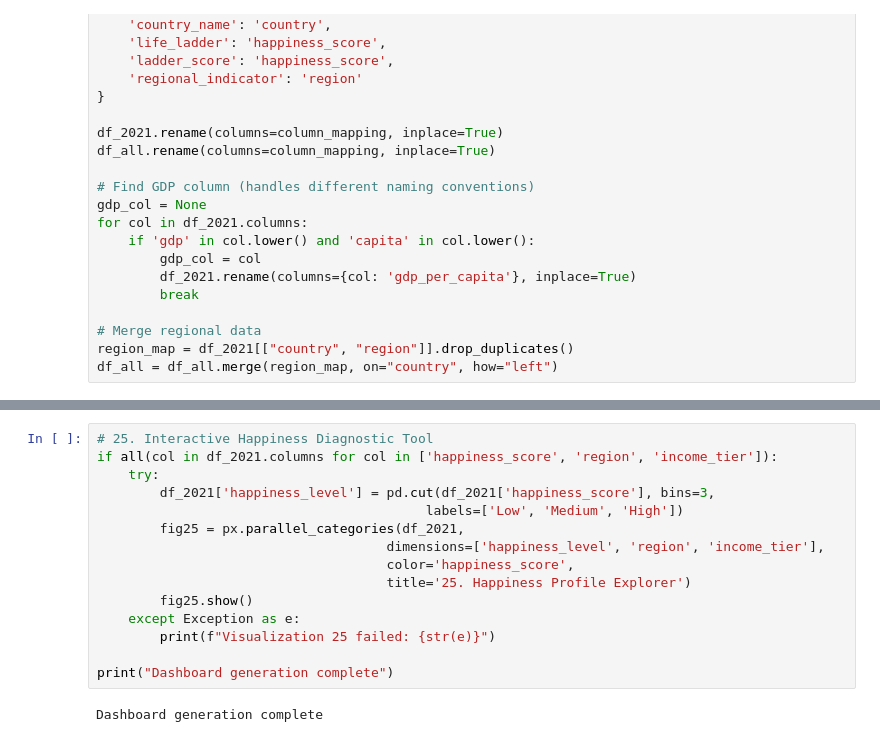
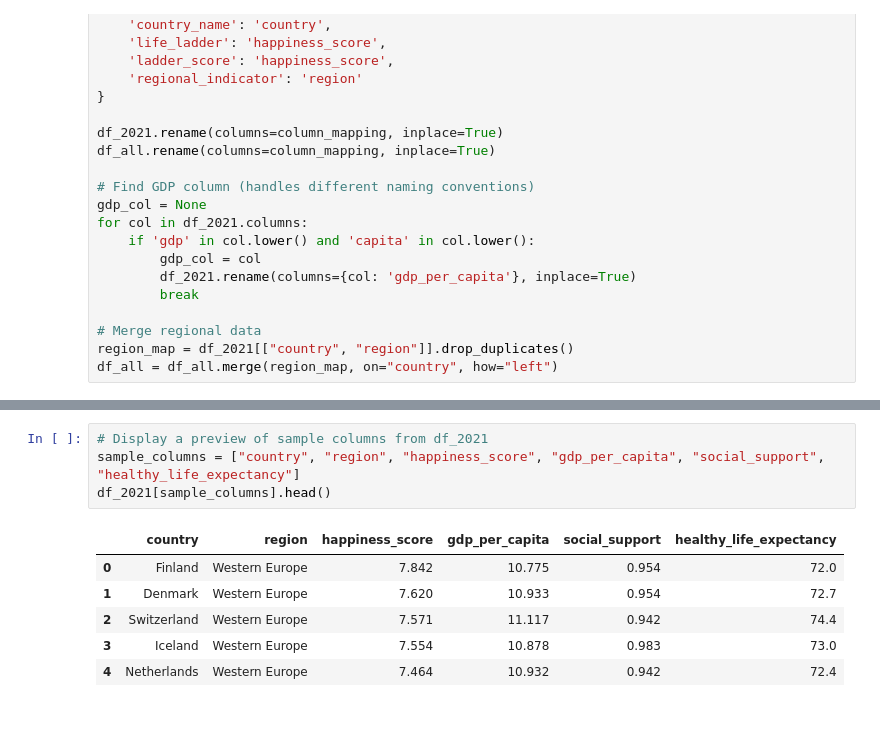
Before and after one commit to danielTongu/cs445_spring2025, a Jupyter notebook: stage2/happiness_visualizations.ipynb, the cells around one changed output, grey strips where cells are left out. Saved outputs shown, nothing was run; the diff lists cells and outputs as text.

```diff
--- a/stage2/happiness_visualizations.ipynb
+++ b/stage2/happiness_visualizations.ipynb
@@ -479,17 +74,11 @@ except Exception as e:
-# %%
-# 25. Interactive Happiness Diagnostic Tool
-if all(col in df_2021.columns for col in ['happiness_score', 'region', 'income_tier']):
-    try:
-        df_2021['happiness_level'] = pd.cut(df_2021['happiness_score'], bins=3,
-                                          labels=['Low', 'Medium', 'High'])
-        fig25 = px.parallel_categories(df_2021,
-                                     dimensions=['happiness_level', 'region', 'income_tier'],
-                                     color='happiness_score',
-                                     title='25. Happiness Profile Explorer')
-        fig25.show()
-    except Exception as e:
-        print(f"Visualization 25 failed: {str(e)}")
-
-print("Dashboard generation complete")
-# %% [output]
-Dashboard generation complete
+# %%
+# Display a preview of sample columns from df_2021
+sample_columns = ["country", "region", "happiness_score", "gdp_per_capita", "social_support", "healthy_life_expectancy"]
+df_2021[sample_columns].head()
+# %% [output]
+|  | country | region | happiness_score | gdp_per_capita | social_support | healthy_life_expectancy |
+| 0 | Finland | Western Europe | 7.842 | 10.775 | 0.954 | 72.0 |
+| 1 | Denmark | Western Europe | 7.620 | 10.933 | 0.954 | 72.7 |
+| 2 | Switzerland | Western Europe | 7.571 | 11.117 | 0.942 | 74.4 |
+| 3 | Iceland | Western Europe | 7.554 | 10.878 | 0.983 | 73.0 |
+| 4 | Netherlands | Western Europe | 7.464 | 10.932 | 0.942 | 72.4 |
```
Also changed, not shown: parts of 58 cells of this notebook.
